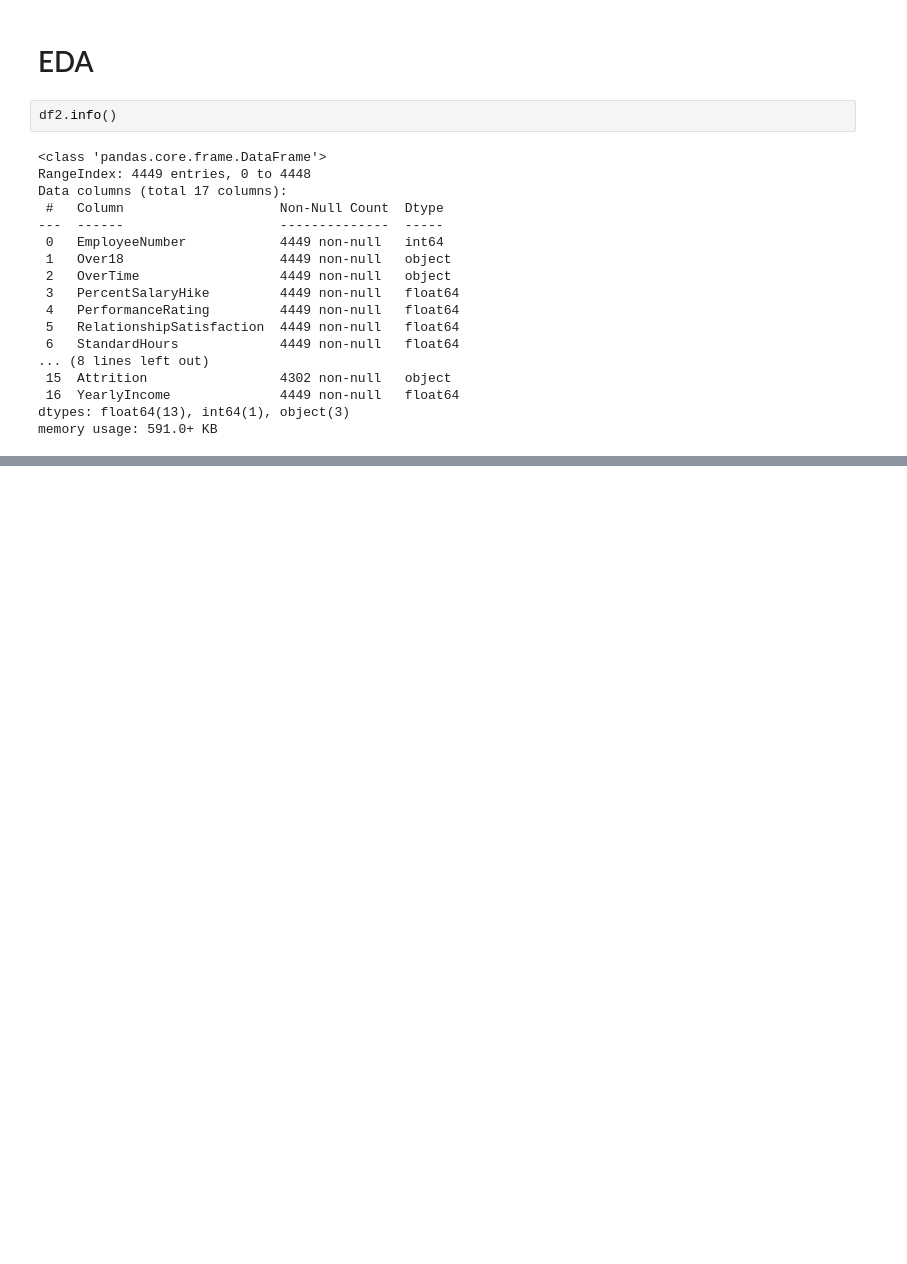
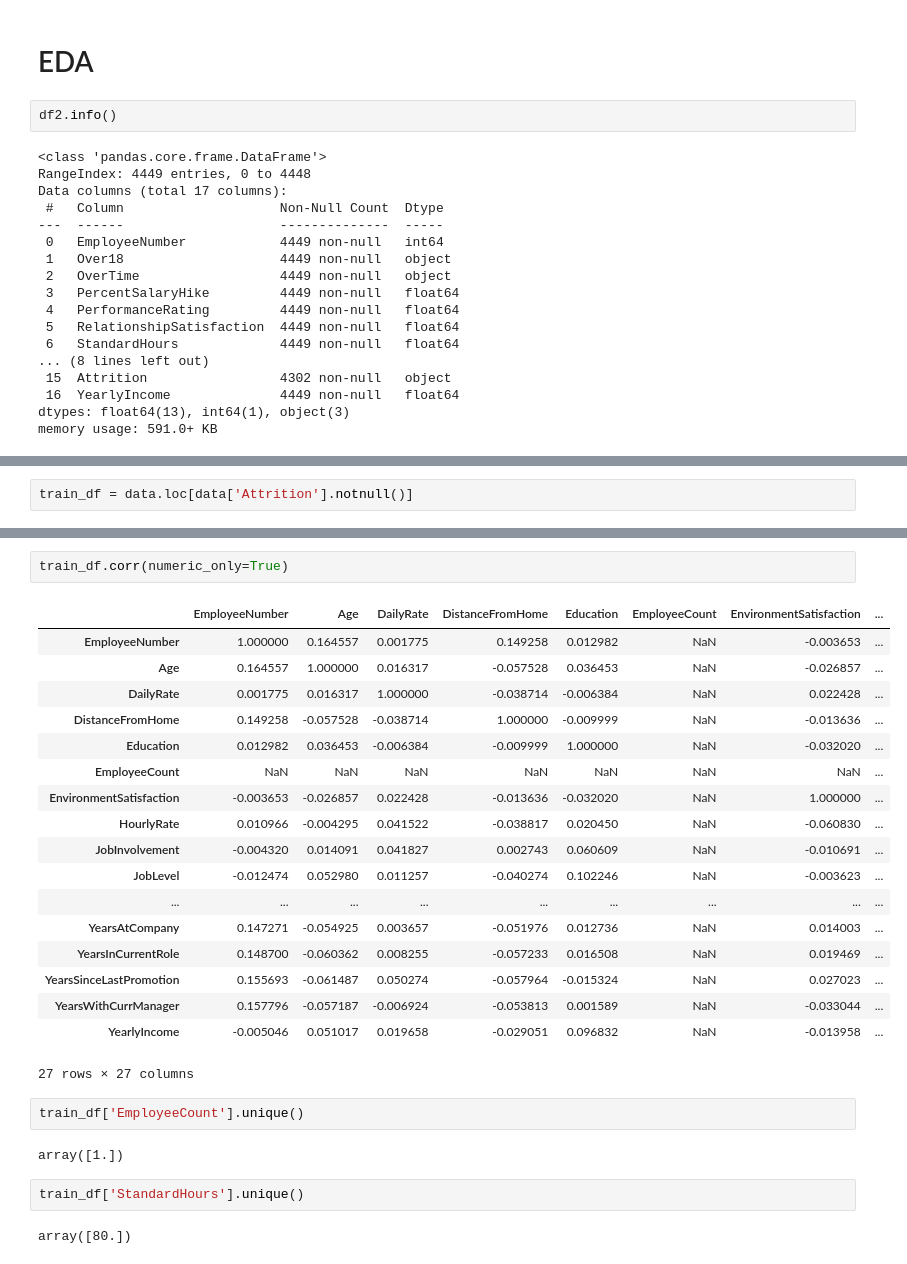
Before and after one commit to ARPDATA11/Klasyfikacja, a Jupyter notebook: Projekt.ipynb, the cells around one changed output, grey strips where cells are left out. Saved outputs shown, nothing was run; the diff lists cells and outputs as text; blank space fills up the shorter version.

```diff
--- a/Projekt.ipynb
+++ b/Projekt.ipynb
@@ -101,0 +110,2 @@ data.to_csv('data.csv')
+# %%
+train_df = data.loc[data['Attrition'].notnull()]
@@ -101,0 +242,29 @@ data.to_csv('data.csv')
+# %%
+train_df.corr(numeric_only=True)
+# %% [output]
+|  | EmployeeNumber | Age | DailyRate | DistanceFromHome | Education | EmployeeCount | EnvironmentSatisfaction | ... |
+| EmployeeNumber | 1.000000 | 0.164557 | 0.001775 | 0.149258 | 0.012982 | NaN | -0.003653 | ... |
+| Age | 0.164557 | 1.000000 | 0.016317 | -0.057528 | 0.036453 | NaN | -0.026857 | ... |
+| DailyRate | 0.001775 | 0.016317 | 1.000000 | -0.038714 | -0.006384 | NaN | 0.022428 | ... |
+| DistanceFromHome | 0.149258 | -0.057528 | -0.038714 | 1.000000 | -0.009999 | NaN | -0.013636 | ... |
+| Education | 0.012982 | 0.036453 | -0.006384 | -0.009999 | 1.000000 | NaN | -0.032020 | ... |
+| EmployeeCount | NaN | NaN | NaN | NaN | NaN | NaN | NaN | ... |
+| EnvironmentSatisfaction | -0.003653 | -0.026857 | 0.022428 | -0.013636 | -0.032020 | NaN | 1.000000 | ... |
+| HourlyRate | 0.010966 | -0.004295 | 0.041522 | -0.038817 | 0.020450 | NaN | -0.060830 | ... |
+| JobInvolvement | -0.004320 | 0.014091 | 0.041827 | 0.002743 | 0.060609 | NaN | -0.010691 | ... |
+| JobLevel | -0.012474 | 0.052980 | 0.011257 | -0.040274 | 0.102246 | NaN | -0.003623 | ... |
+| ... | ... | ... | ... | ... | ... | ... | ... | ... |
+| YearsAtCompany | 0.147271 | -0.054925 | 0.003657 | -0.051976 | 0.012736 | NaN | 0.014003 | ... |
+| YearsInCurrentRole | 0.148700 | -0.060362 | 0.008255 | -0.057233 | 0.016508 | NaN | 0.019469 | ... |
+| YearsSinceLastPromotion | 0.155693 | -0.061487 | 0.050274 | -0.057964 | -0.015324 | NaN | 0.027023 | ... |
+| YearsWithCurrManager | 0.157796 | -0.057187 | -0.006924 | -0.053813 | 0.001589 | NaN | -0.033044 | ... |
+| YearlyIncome | -0.005046 | 0.051017 | 0.019658 | -0.029051 | 0.096832 | NaN | -0.013958 | ... |
+27 rows × 27 columns
+# %%
+train_df['EmployeeCount'].unique()
+# %% [output]
+array([1.])
+# %%
+train_df['StandardHours'].unique()
+# %% [output]
+array([80.])
```
Also changed, not shown: parts of 18 cells of this notebook, 1 other file.
